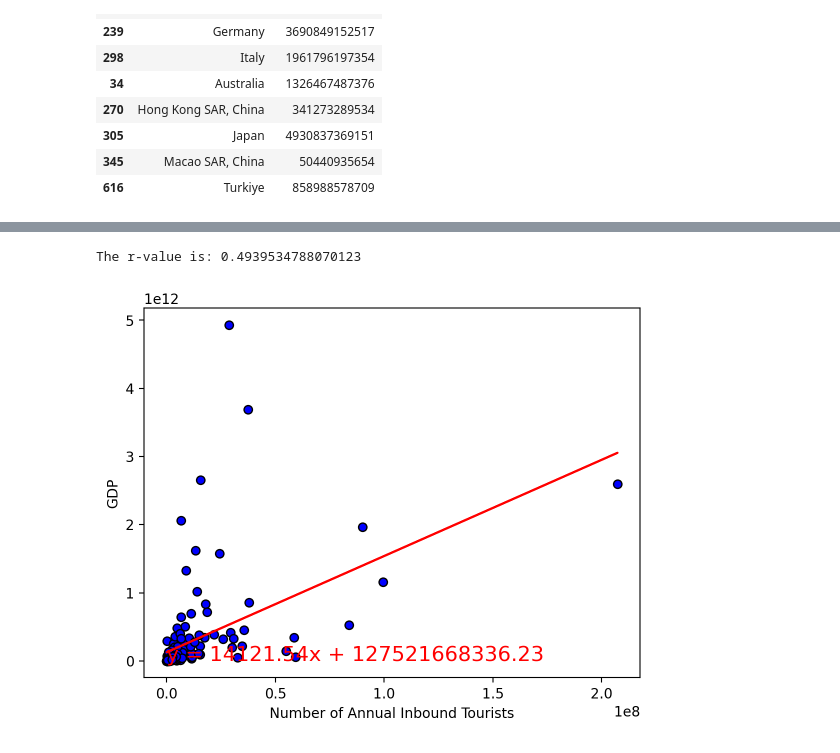
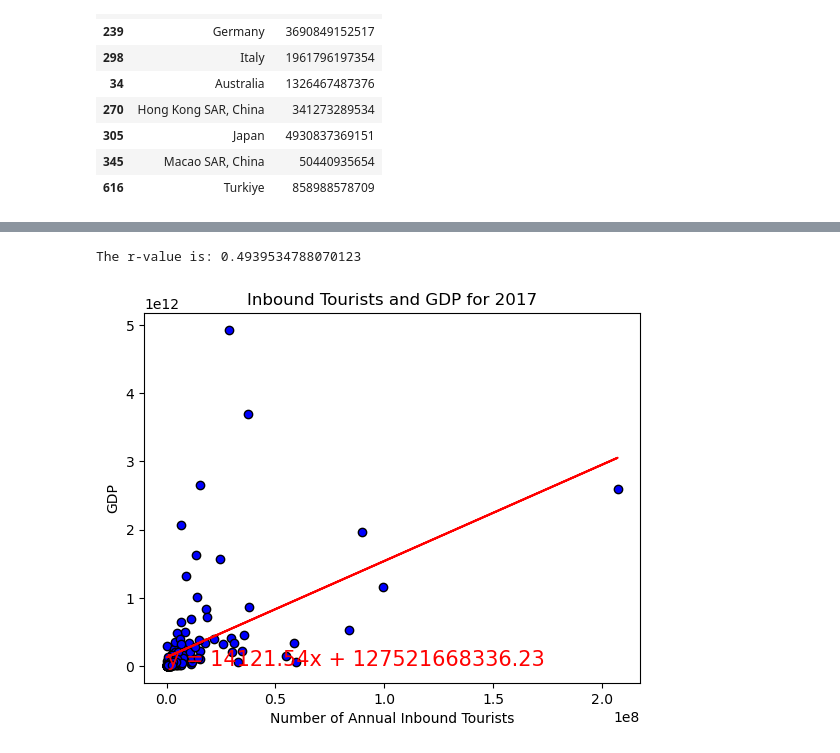
Before and after one commit to Cameron762/Project-1-11, a Jupyter notebook: Jupyter/2017.ipynb, the cells around one changed output, grey strips where cells are left out. Saved outputs shown, nothing was run; the diff lists cells and outputs as text; code cells hidden in the pictures.

```diff
--- a/Jupyter/2017.ipynb
+++ b/Jupyter/2017.ipynb
@@ -244,9 +261,11 @@ The r-value is: 0.7214785865396717
 # %%
 x = df_filtered["# of arrivals"]
 y = df_filtered["GDP (US$)"]
 abelx = "Number of Annual Inbound Tourists"
 abely = "GDP"
+title2 = "Inbound Tourists and GDP for 2017"
 corfunction(x,y)
+plt.savefig("../png/2017scatter4.png")
 # %% [output]
 The r-value is: 0.4939534788070123
-[figure, old version]
+[figure, new version]
```
Also changed, not shown: parts of 9 cells of this notebook.
